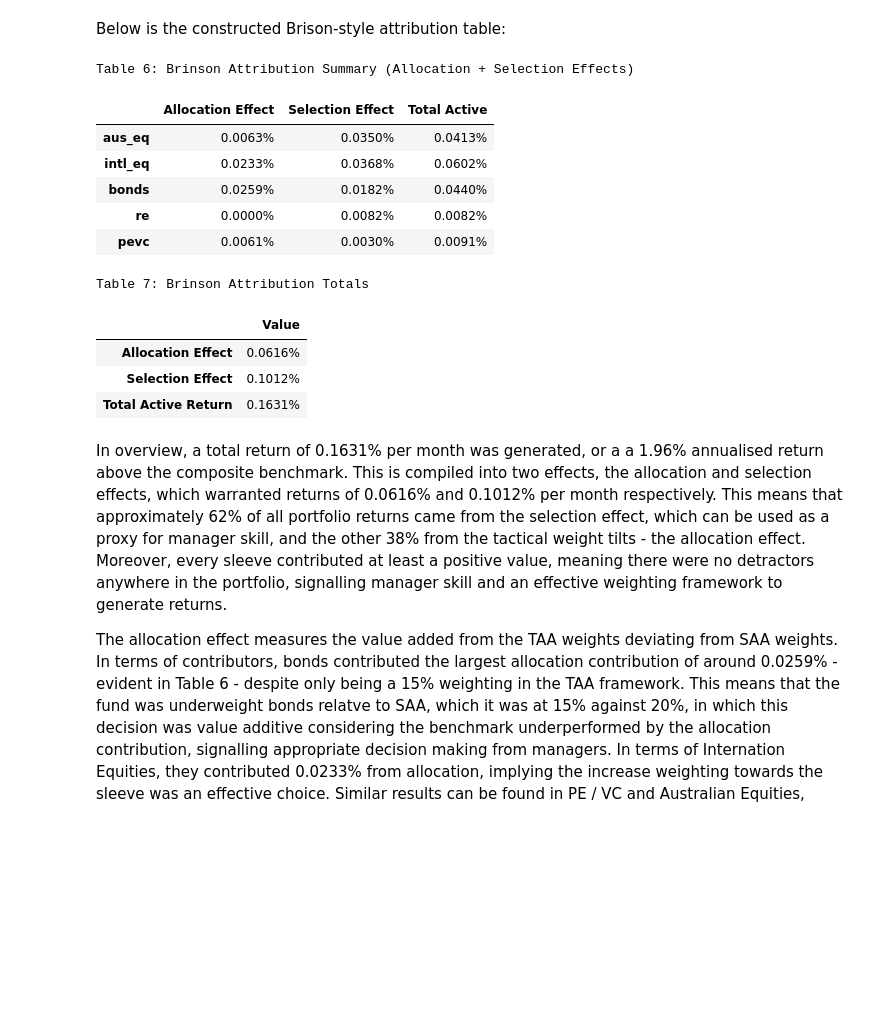
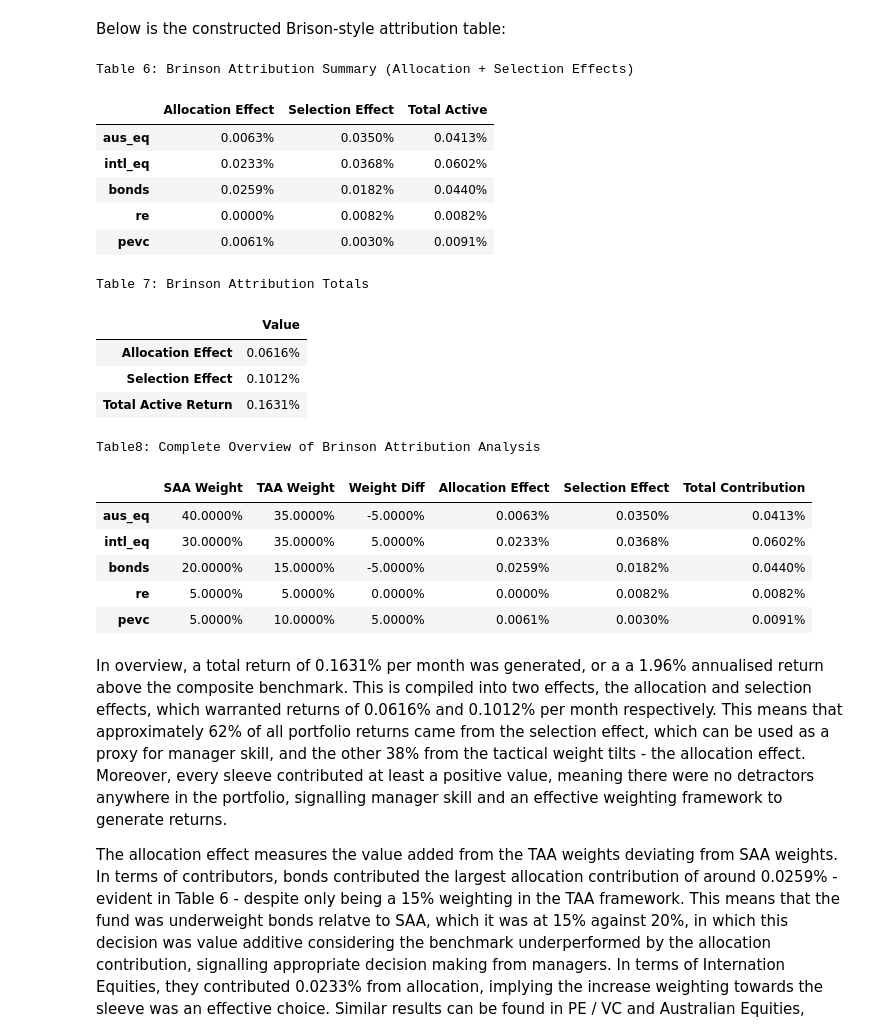
Before and after one commit to afperry2/FINM3422-Group-8-Task-2, a Jupyter notebook: notebook/multi-asset_portfolio_performance_report.ipynb, the cells around one changed output. Saved outputs shown, nothing was run; the diff lists cells and outputs as text; code cells hidden in the pictures; blank space fills up the shorter version.

```diff
--- a/notebook/multi-asset_portfolio_performance_report.ipynb
+++ b/notebook/multi-asset_portfolio_performance_report.ipynb
@@ -398,39 +430,40 @@ Below is the constructed Brison-style attribution table:
 # %%
 sys.path.insert(0, str(Path.cwd().parent / "src"))
 from attribution import brinson_attribution
 
-saa = {
-    "aus_eq":  0.40,
-    "intl_eq": 0.30,
-    "bonds":   0.20,
-    "re":      0.05,
-    "pevc":    0.05,
-}
-
 attr = brinson_attribution(df_managers, df_benchmarks, taa, saa)
 summary = attr["summary"]
 totals  = attr["totals"]
-
-# Produce a table
+overview = attr["overview"]
 
 print("Table 6: Brinson Attribution Summary (Allocation + Selection Effects)")
 display(summary.style.format("{:.4%}"))
 
 print("\nTable 7: Brinson Attribution Totals")
 display(totals.to_frame("Value").style.format("{:.4%}"))
+
+print("Table8: Complete Overview of Brinson Attribution Analysis")
+display(overview.style.format("{:.4%}"))
 # %% [output]
 Table 6: Brinson Attribution Summary (Allocation + Selection Effects)
 |  | Allocation Effect | Selection Effect | Total Active |
 | aus_eq | 0.0063% | 0.0350% | 0.0413% |
 | intl_eq | 0.0233% | 0.0368% | 0.0602% |
 | bonds | 0.0259% | 0.0182% | 0.0440% |
 | re | 0.0000% | 0.0082% | 0.0082% |
 | pevc | 0.0061% | 0.0030% | 0.0091% |
 Table 7: Brinson Attribution Totals
 |  | Value |
 | Allocation Effect | 0.0616% |
 | Selection Effect | 0.1012% |
 | Total Active Return | 0.1631% |
+Table8: Complete Overview of Brinson Attribution Analysis
+|  | SAA Weight | TAA Weight | Weight Diff | Allocation Effect | Selection Effect | Total Contribution |
+| aus_eq | 40.0000% | 35.0000% | -5.0000% | 0.0063% | 0.0350% | 0.0413% |
+| intl_eq | 30.0000% | 35.0000% | 5.0000% | 0.0233% | 0.0368% | 0.0602% |
+| bonds | 20.0000% | 15.0000% | -5.0000% | 0.0259% | 0.0182% | 0.0440% |
+| re | 5.0000% | 5.0000% | 0.0000% | 0.0000% | 0.0082% | 0.0082% |
+| pevc | 5.0000% | 10.0000% | 5.0000% | 0.0061% | 0.0030% | 0.0091% |
 # %% [markdown]
 In overview, a total return of 0.1631% per month was generated, or a a 1.96% annualised return above the composite benchmark. This is compiled into two effects, the allocation and selection effects, which warranted returns of 0.0616% and 0.1012% per month respectively. This means that approximately 62% of all portfolio returns came from the selection effect, which can be used as a proxy for manager skill, and the other 38% from the tactical weight tilts - the allocation effect. Moreover, every sleeve contributed at least a positive value, meaning there were no detractors anywhere in the portfolio, signalling manager skill and an effective weighting framework to generate returns.
 
```
Also changed, not shown: parts of 2 cells of this notebook, 2 other files.
